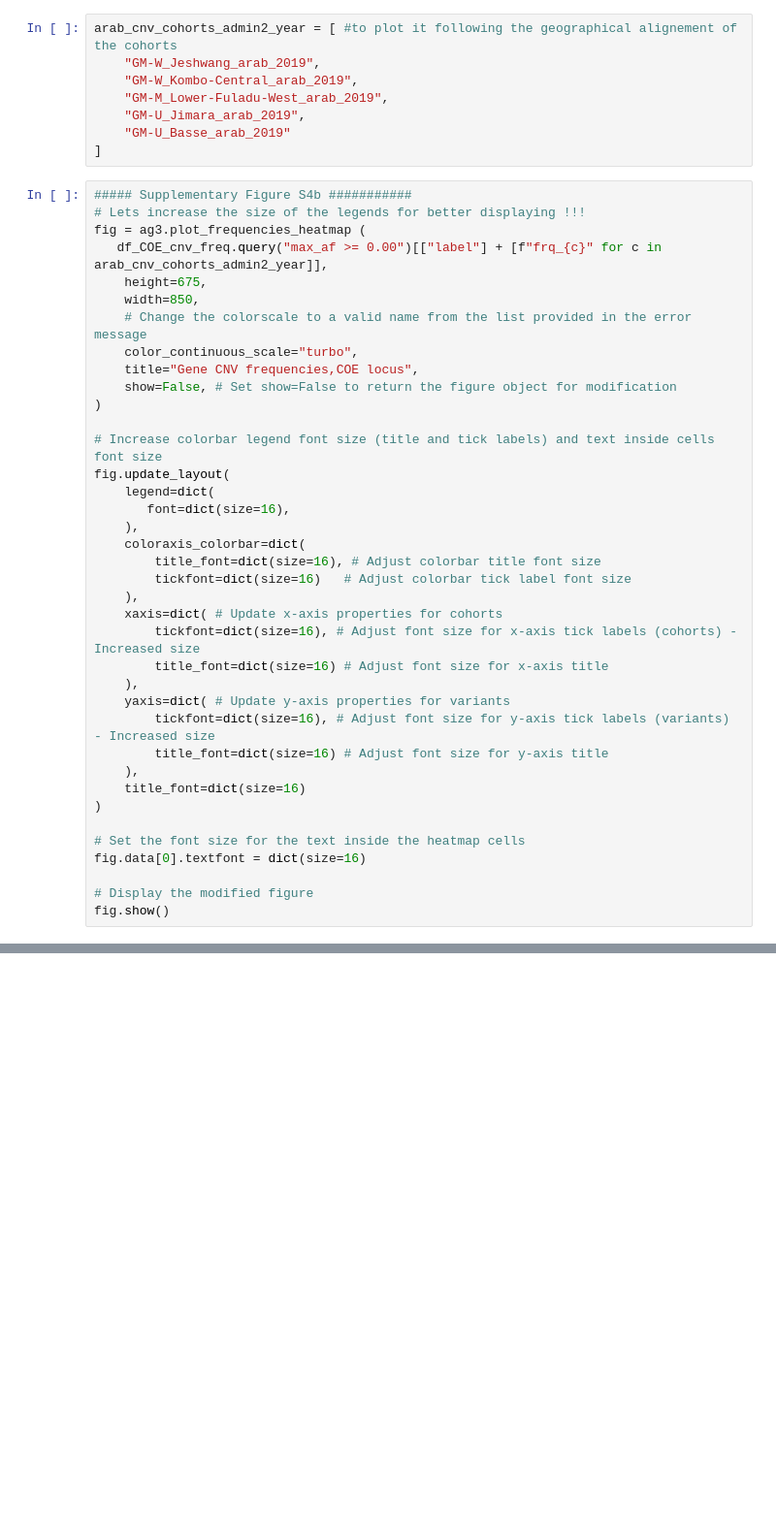
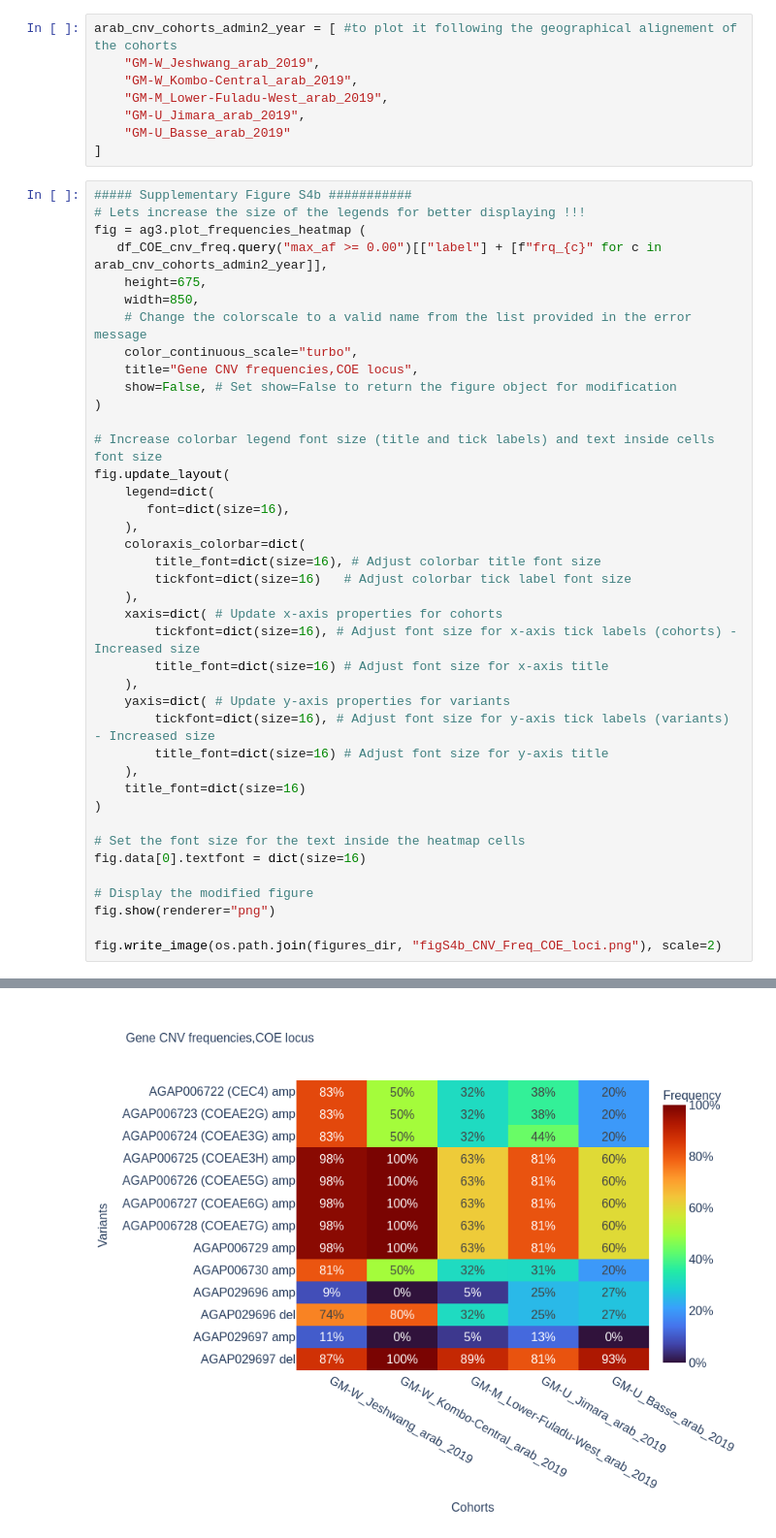
Before and after one commit to JaneNjeri/divergent-genetic-insecticide-resistance-in-gambian-malaria-vector, a Jupyter notebook: notebooks/Fig4a_4b_Metabolic_resistance_CNVs_Freq.ipynb, the cells around one changed output, grey strips where cells are left out. Shown at 97% size. Drawn from its saved outputs; the diff is of its cells as text; blank space fills up the shorter version.

```diff
--- a/notebooks/Fig4a_4b_Metabolic_resistance_CNVs_Freq.ipynb
+++ b/notebooks/Fig4a_4b_Metabolic_resistance_CNVs_Freq.ipynb
@@ -362,5 +367,7 @@ fig.update_layout(
 fig.data[0].textfont = dict(size=16)
 
 # Display the modified figure
-fig.show()
+fig.show(renderer="png")
+
+fig.write_image(os.path.join(figures_dir, "figS4b_CNV_Freq_COE_loci.png"), scale=2)
 # %% [output]
@@ -367,0 +374 @@ fig.show()
+[figure, added]
```
Also changed, not shown: parts of 4 cells of this notebook.
